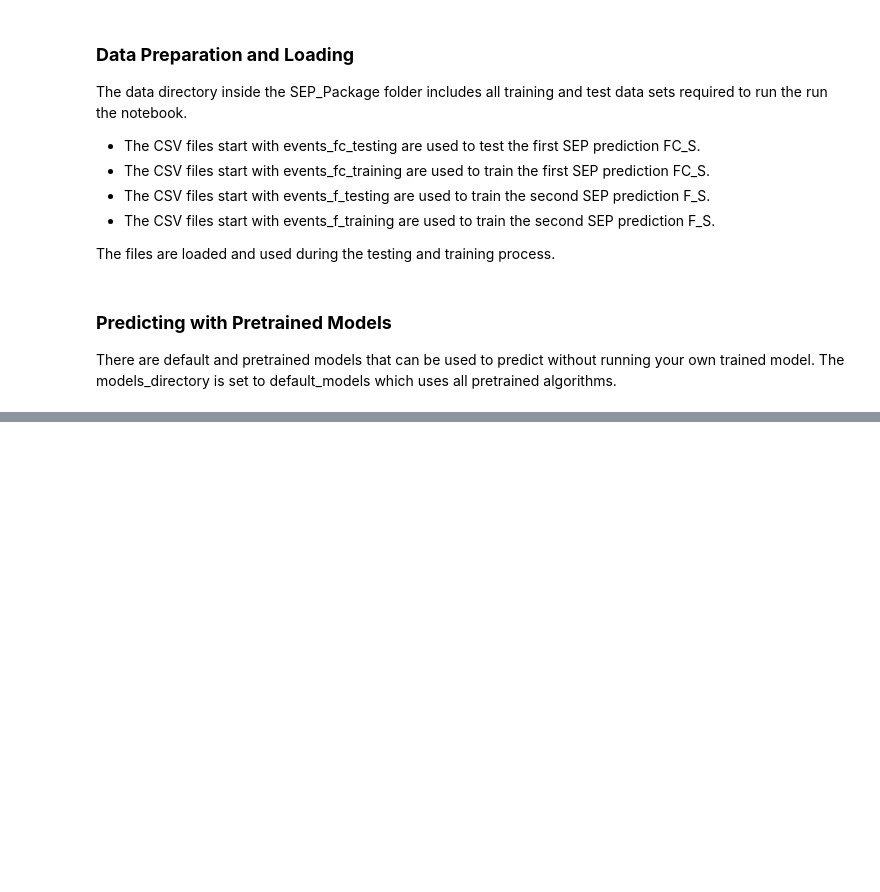
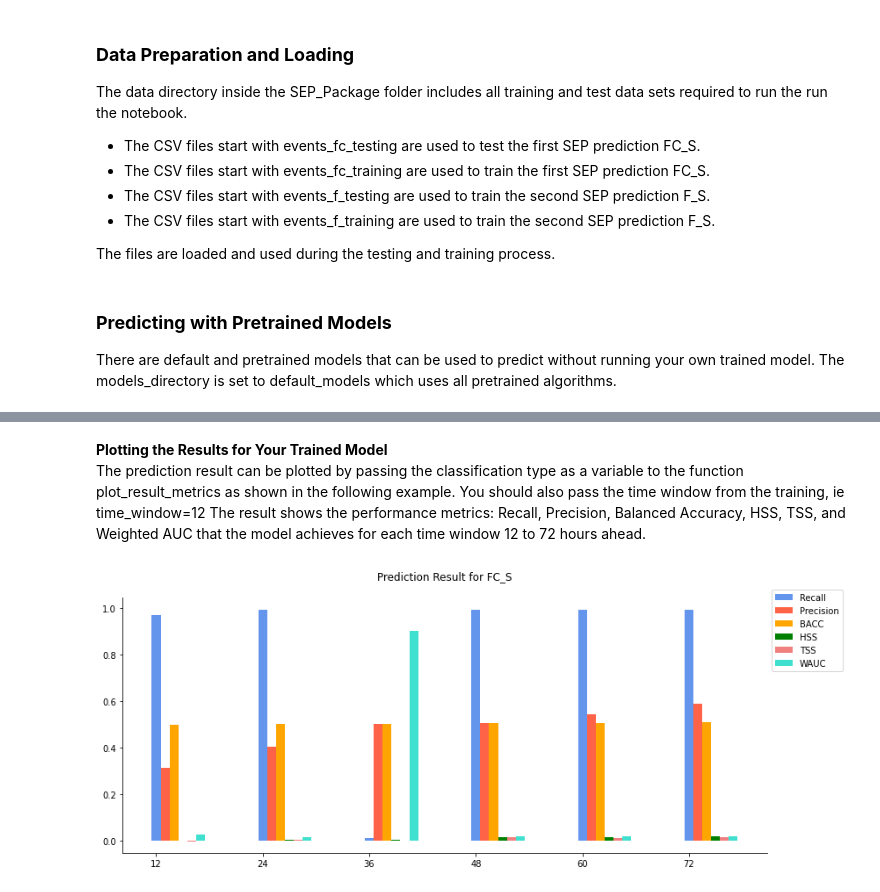
Before and after one commit to ccsc-tools/SEP-prediction, a Jupyter notebook: YA_01_PredictingSEPUsingBiLSTM.ipynb, the cells around one changed output, grey strips where cells are left out. Cells and saved outputs as stored; diff of their text form; code cells hidden in the pictures; blank space fills up the shorter version.

Commit message:
added more updates and training

```diff
--- a/YA_01_PredictingSEPUsingBiLSTM.ipynb
+++ b/YA_01_PredictingSEPUsingBiLSTM.ipynb
@@ -514,0 +441,9 @@ Bidirectional LSTM Network<br>
+# %% [markdown]
+ **Plotting the Results for Your Trained Model**<br>
+The prediction result can be plotted by passing the classification type as a variable to the function plot_result_metrics as shown in the following example. You should also pass the time window from the training, ie time_window=12 The result shows the performance metrics: Recall, Precision, Balanced Accuracy, HSS, TSS, and Weighted AUC that the model achieves for each time window 12 to 72 hours ahead.
+# %%
+#Plotting results for trained model for FC_S and time window =12-72
+from SEP_utils import plot_result_metrics
+plot_result_metrics('FC_S')
+# %% [output]
+[figure, added]
```
Also changed, not shown: parts of 46 cells of this notebook, 59 other files.
